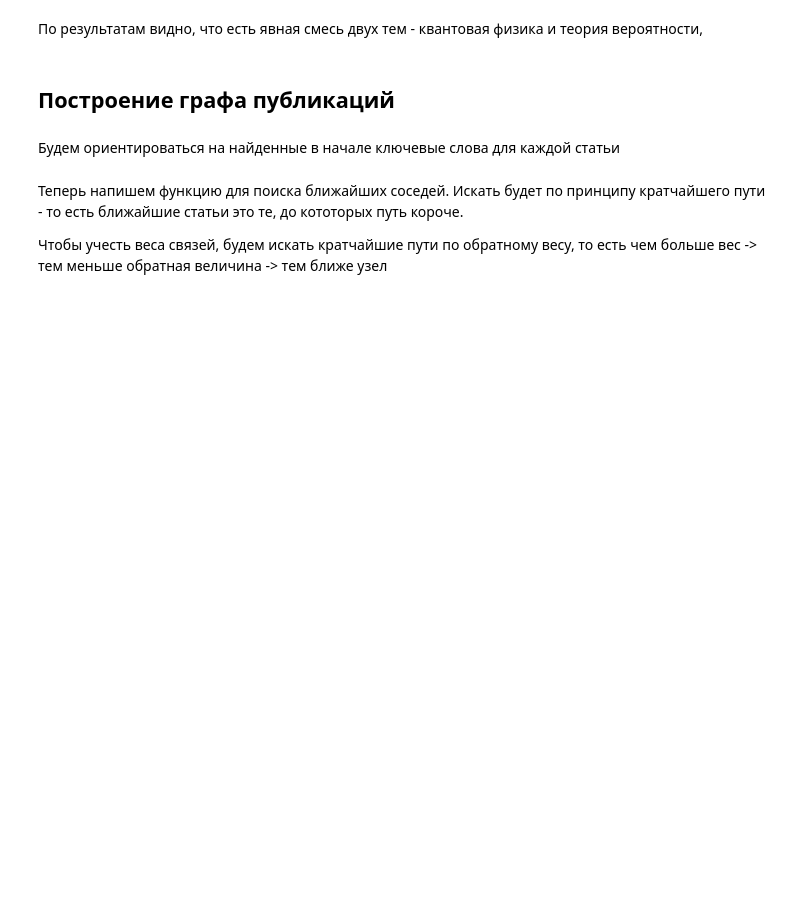
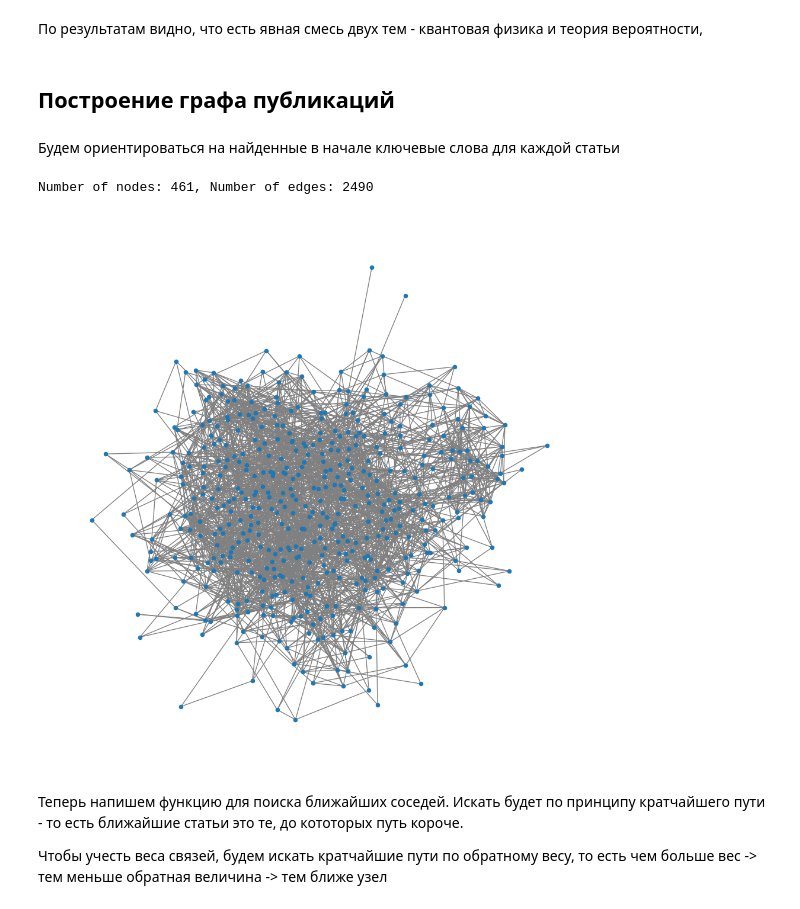
Before and after one commit to notoriginallink/is-data-analysis-y26, a Jupyter notebook: lab1-gambling/lab1.ipynb, the cells around one changed output. Saved outputs shown, nothing was run; the diff lists cells and outputs as text; code cells hidden in the pictures; blank space fills up the shorter version.

```diff
--- a/lab1-gambling/lab1.ipynb
+++ b/lab1-gambling/lab1.ipynb
@@ -221,7 +311,20 @@ A = nx.Graph()
 
 for i, j in combinations(range(len(articles_keywords)), 2):
     intersect = set(articles_keywords[i]).intersection(set(articles_keywords[j]))
-    A.add_edge(i, j, weight=len(intersect))
+    if (len(intersect) > 0):
+        A.add_edge(i, j, weight=len(intersect))
+# %%
+print(f'Number of nodes: {A.number_of_nodes()}, Number of edges: {A.number_of_edges()}')
+# %% [output]
+Number of nodes: 461, Number of edges: 2490
+# %%
+plt.figure(figsize=(12,12))
+pos = nx.spring_layout(A, k=0.3)
+nx.draw_networkx(A, pos, with_labels=False, node_size=20, edge_color='gray')
+plt.axis('off')
+plt.show()
+# %% [output]
+[figure, added]
 # %% [markdown]
 Теперь напишем функцию для поиска ближайших соседей. Искать будет по принципу кратчайшего пути - то есть ближайшие статьи это те, до кототорых путь короче.
 
```
Also changed, not shown: parts of 17 cells of this notebook.
